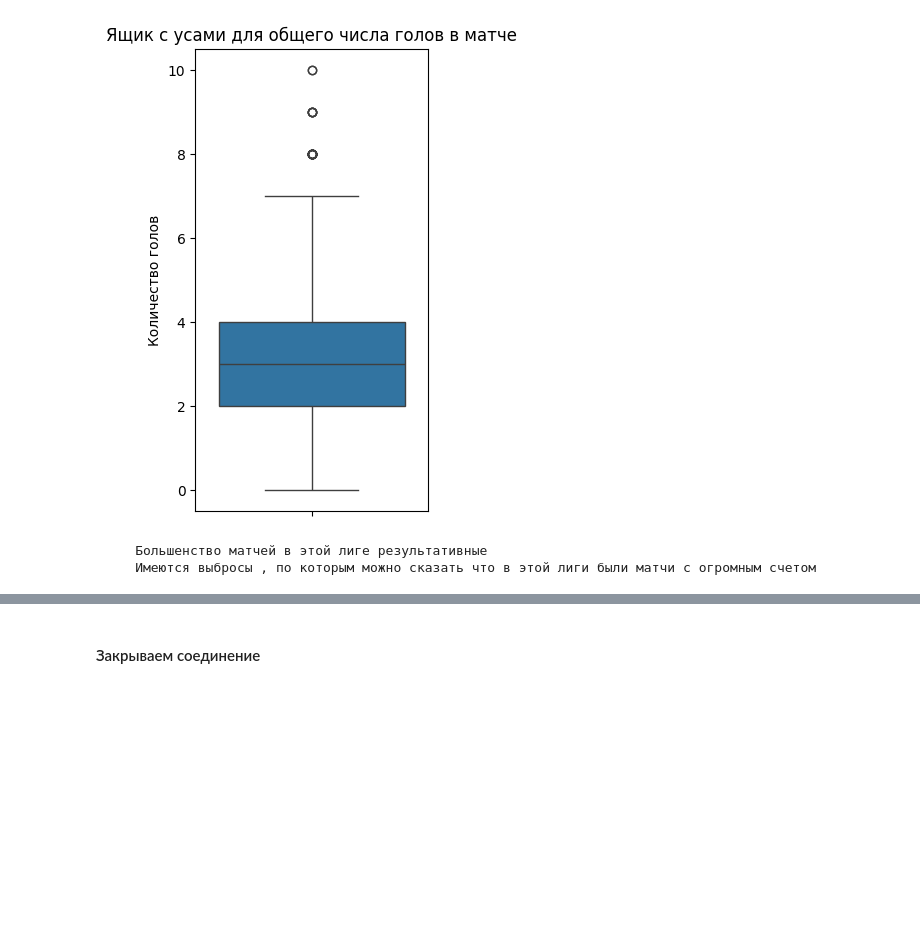
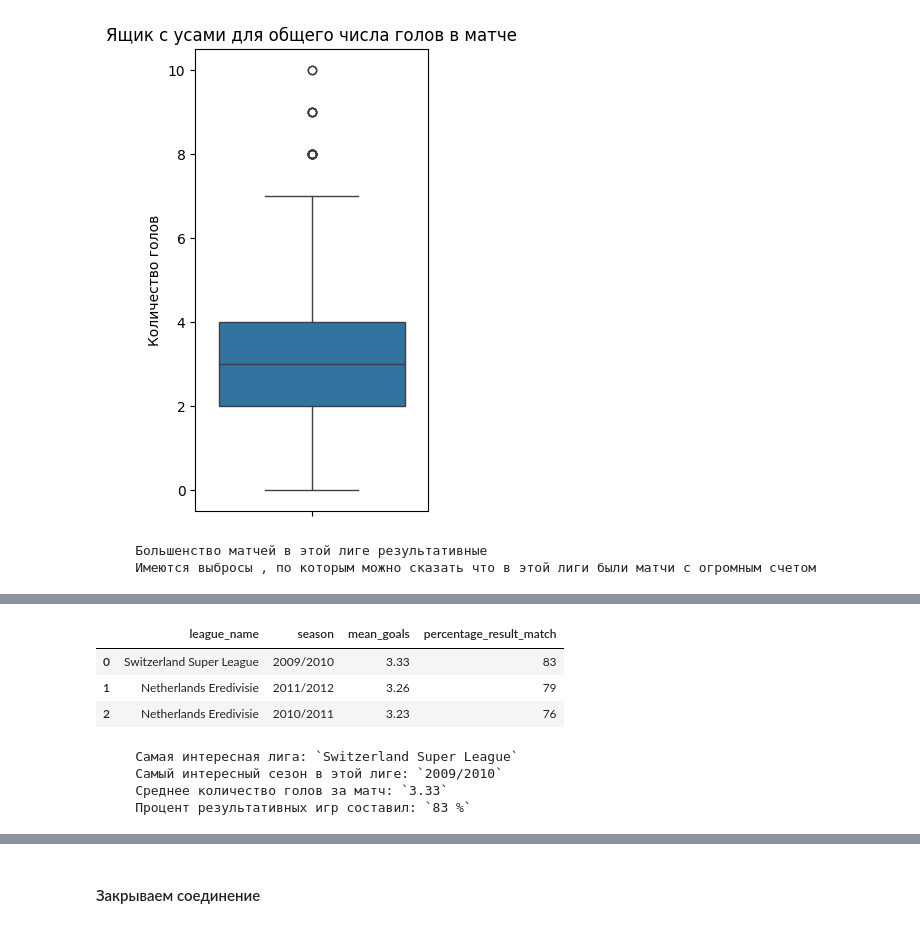
Before and after one commit to Rishat-Ver/1T_data_analyst, a Jupyter notebook: homework/3.2 Введение в математическую статистику.ipynb, the cells around one changed output, grey strips where cells are left out. Saved outputs shown, nothing was run; the diff lists cells and outputs as text; code cells hidden in the pictures; blank space fills up the shorter version.

```diff
--- a/homework/3.2 Введение в математическую статистику.ipynb
+++ b/homework/3.2 Введение в математическую статистику.ipynb
@@ -298,0 +306,45 @@ print(
+# %%
+best_leagues_sesons = pd.read_sql_query(
+    f'''
+    WITH table_1 AS (
+        SELECT Match.league_id,
+               League.name AS league_name,
+               Match.season,
+               Match.home_team_goal + Match. away_team_goal AS goals,
+               Match.home_team_goal AS home_goals,
+               Match.away_team_goal AS away_goals,
+               CASE
+               WHEN Match.home_team_goal - Match.away_team_goal <> 0 THEN 1
+               ELSE 0
+               END AS victory
+          FROM Match
+               JOIN League ON League.id = Match.league_id)
+
+    SELECT league_name,
+           season,
+           round(AVG(goals), 2) AS mean_goals,
+           SUM(victory) * 100 / COUNT(victory) AS percentage_result_match
+      FROM table_1
+     GROUP BY league_name, season
+     ORDER BY mean_goals DESC, percentage_result_match DESC
+    '''
+    , cnx)
+
+display(best_leagues_sesons.head(3))
+
+print(
+    f'''
+     Самая интересная лига: `{best_leagues_sesons.at[0, 'league_name']}`
+     Самый интересный сезон в этой лиге: `{best_leagues_sesons.at[0, 'season']}`
+     Среднее количество голов за матч: `{best_leagues_sesons.at[0, 'mean_goals']}`
+     Процент результативных игр составил: `{best_leagues_sesons.at[0, 'percentage_result_match']} %`
+     ''')
+# %% [output]
+|  | league_name | season | mean_goals | percentage_result_match |
+| 0 | Switzerland Super League | 2009/2010 | 3.33 | 83 |
+| 1 | Netherlands Eredivisie | 2011/2012 | 3.26 | 79 |
+| 2 | Netherlands Eredivisie | 2010/2011 | 3.23 | 76 |
+     Самая интересная лига: `Switzerland Super League`
+     Самый интересный сезон в этой лиге: `2009/2010`
+     Среднее количество голов за матч: `3.33`
+     Процент результативных игр составил: `83 %`
```
Also changed, not shown: parts of 10 cells of this notebook.
